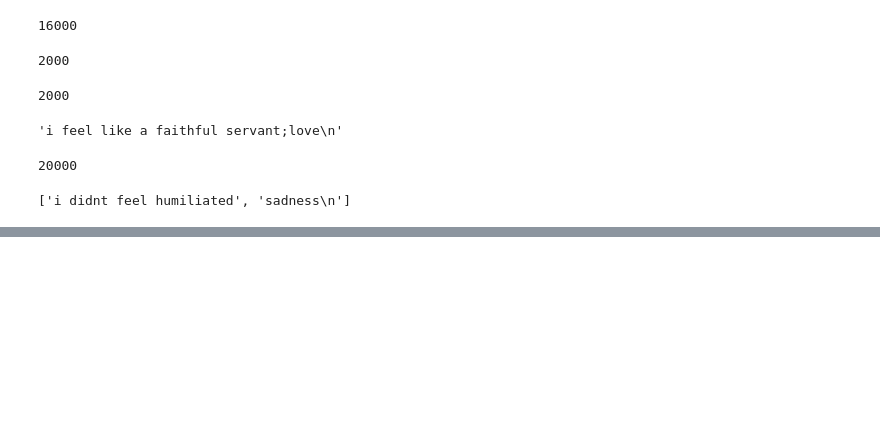
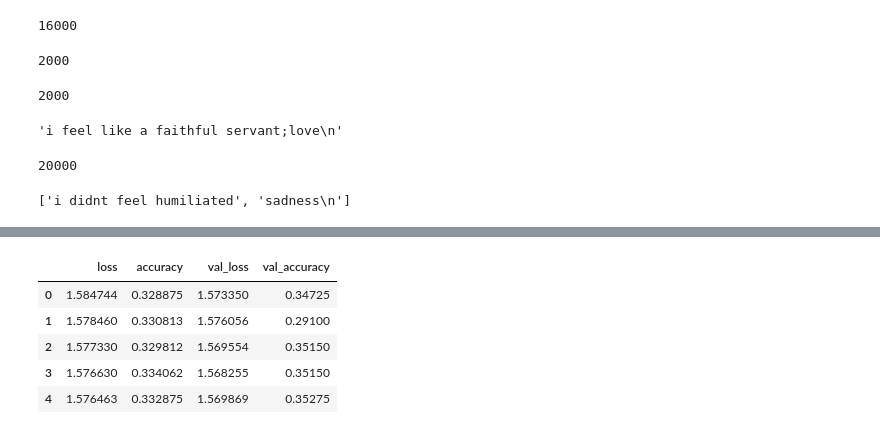
Before and after one commit to upflairs-pvt-ltd/jecrc-AI_ML_example-27thsep2023, a Jupyter notebook: Deep learning/RNN/text-classification/text_classification.ipynb, the cells around one changed output, grey strips where cells are left out. Cells and saved outputs as stored; diff of their text form; code cells hidden in the pictures; blank space fills up the shorter version.

```diff
--- a/Deep learning/RNN/text-classification/text_classification.ipynb
+++ b/Deep learning/RNN/text-classification/text_classification.ipynb
@@ -63,0 +330,11 @@ x
+# %%
+
+import pandas as pd
+pd.DataFrame(history.history)
+# %% [output]
+|  | loss | accuracy | val_loss | val_accuracy |
+| 0 | 1.584744 | 0.328875 | 1.573350 | 0.34725 |
+| 1 | 1.578460 | 0.330813 | 1.576056 | 0.29100 |
+| 2 | 1.577330 | 0.329812 | 1.569554 | 0.35150 |
+| 3 | 1.576630 | 0.334062 | 1.568255 | 0.35150 |
+| 4 | 1.576463 | 0.332875 | 1.569869 | 0.35275 |
```
Also changed, not shown: parts of 47 cells of this notebook.
